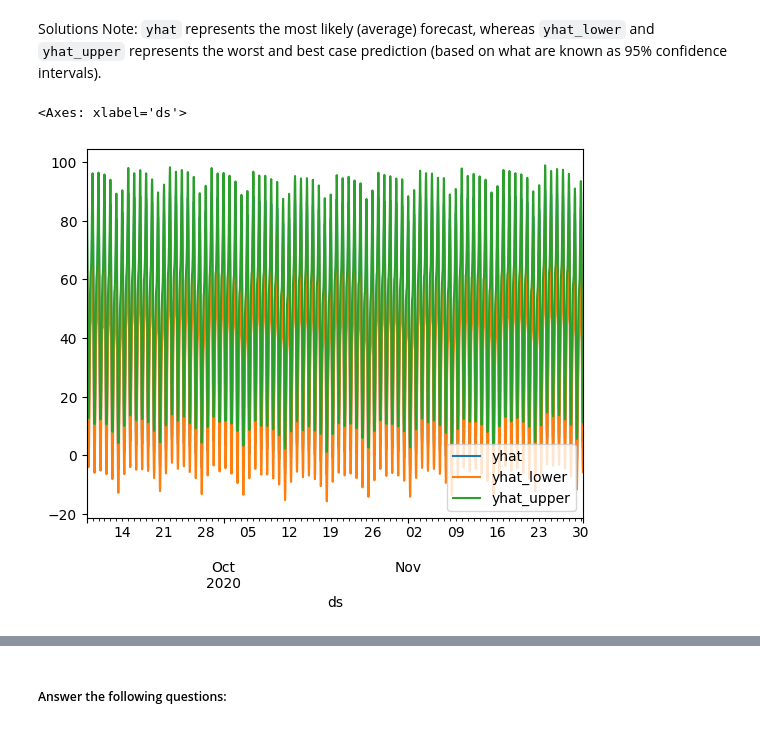
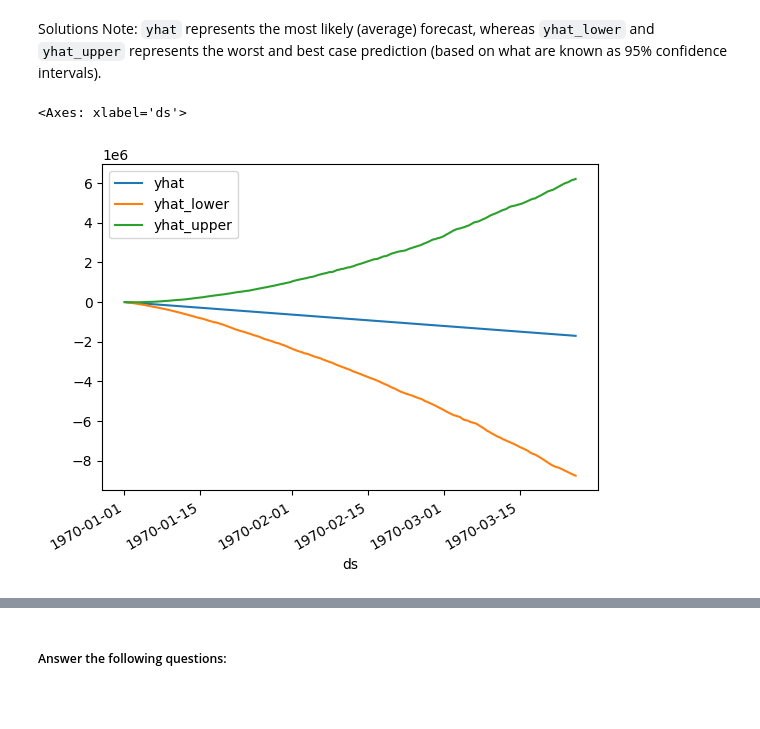
Before and after one commit to SStage100/prophet-challenge, a Jupyter notebook: Starter_Code/forecasting_net_prophet.ipynb, the cells around one changed output, grey strips where cells are left out. Drawn from its saved outputs; the diff is of its cells as text; code cells hidden in the pictures; blank space fills up the shorter version.

```diff
--- a/Starter_Code/forecasting_net_prophet.ipynb
+++ b/Starter_Code/forecasting_net_prophet.ipynb
@@ -377,13 +440,14 @@ Now, you need to produce a time series model that analyzes and forecasts pattern
 #### Step 1: Set up the Google search data for a Prophet forecasting model.
 # %%
 # Using the df_mercado_trends DataFrame, reset the index so the date information is no longer the index
-
-
+df_mercado_trends.reset_index(drop=True, inplace=True)
 # Label the columns ds and y so that the syntax is recognized by Prophet
-
+df_mercado_trends.rename(columns={'date': 'ds', 'search_trends': 'y'}, inplace=True)
 
 # Drop an NaN values from the prophet_df DataFrame
-
+df_mercado_trends = df_mercado_trends.dropna()
 
 # View the first and last five rows of the mercado_prophet_df DataFrame
+print(df_mercado_trends.head(5))
+print(df_mercado_trends.tail(5))
 # %% [output]
@@ -419,3 +469,8 @@ INFO:cmdstanpy:Chain [1] done processing
+# %%
+# Fit the time-series model.
+df_mercado_trends.reset_index(inplace=True)
+df_mercado_trends = df_mercado_trends.rename(columns={'index': 'ds', 'Search Trends': 'y'})
+df_mercado_trends = df_mercado_trends.dropna()
 # %%
 # Create a future dataframe to hold predictions
 # Make the prediction go out as far as 2000 hours (approx 80 days)
@@ -432,6 +489,11 @@ INFO:cmdstanpy:Chain [1] done processing
 # %%
 # Make the predictions for the trend data using the future_mercado_trends DataFrame
-
+from prophet import Prophet
+model = Prophet()
+model.fit(df_mercado_trends)
+future_mercado_trends = model.make_future_dataframe(periods=2000, freq='H')
+forecast_mercado_trends = model.predict(future_mercado_trends)
 
 # Display the first five rows of the forecast_mercado_trends DataFrame
+print(forecast_mercado_trends.head(5))
 # %% [output]
@@ -465,7 +550,9 @@ INFO:cmdstanpy:Chain [1] done processing
 * What's the lowest point for search traffic in the calendar year?
 # %%
 # Set the index in the forecast_mercado_trends DataFrame to the ds datetime column
-
-
+forecast_mercado_trends.index.name = 'ds'
+forecast_mercado_trends['ds'] = forecast_mercado_trends.index
+forecast_mercado_trends = forecast_mercado_trends.set_index('ds')
 # View the only the yhat,yhat_lower and yhat_upper columns from the DataFrame
+print(forecast_mercado_trends[['yhat', 'yhat_lower', 'yhat_upper']])
 # %% [output]
@@ -481,8 +576,9 @@ Solutions Note: `yhat` represents the most likely (average) forecast, whereas `y
 # %%
 # From the forecast_mercado_trends DataFrame, plot the data to visualize
 #  the yhat, yhat_lower, and yhat_upper columns over the last 2000 hours
+forecast_mercado_trends[['yhat', 'yhat_lower', 'yhat_upper']].tail(2000).plot()
 # %% [output]
 <Axes: xlabel='ds'>
-[figure, old version]
+[figure, new version]
 # %%
 # Reset the index in the forecast_mercado_trends DataFrame
```
Also changed, not shown: parts of 30 cells of this notebook, 1 other file.
